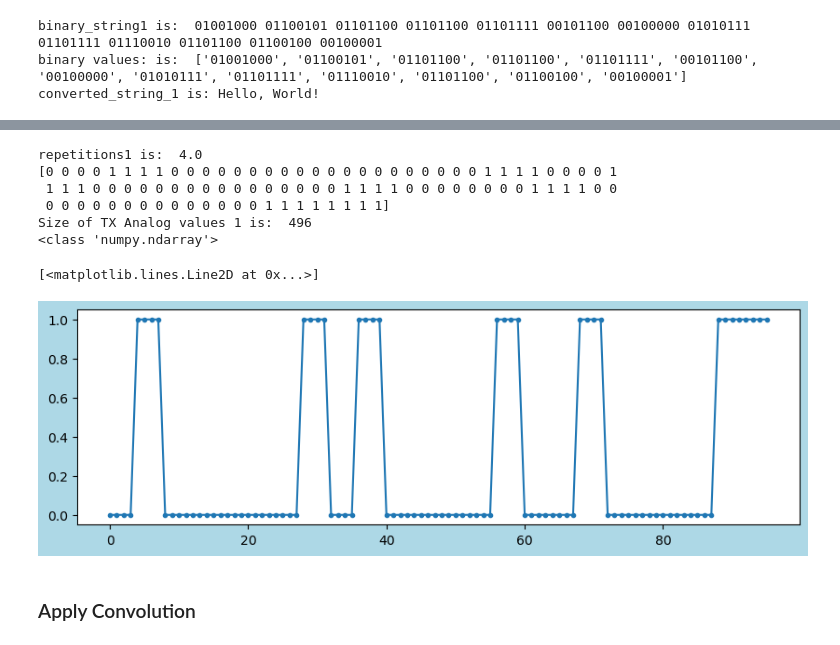
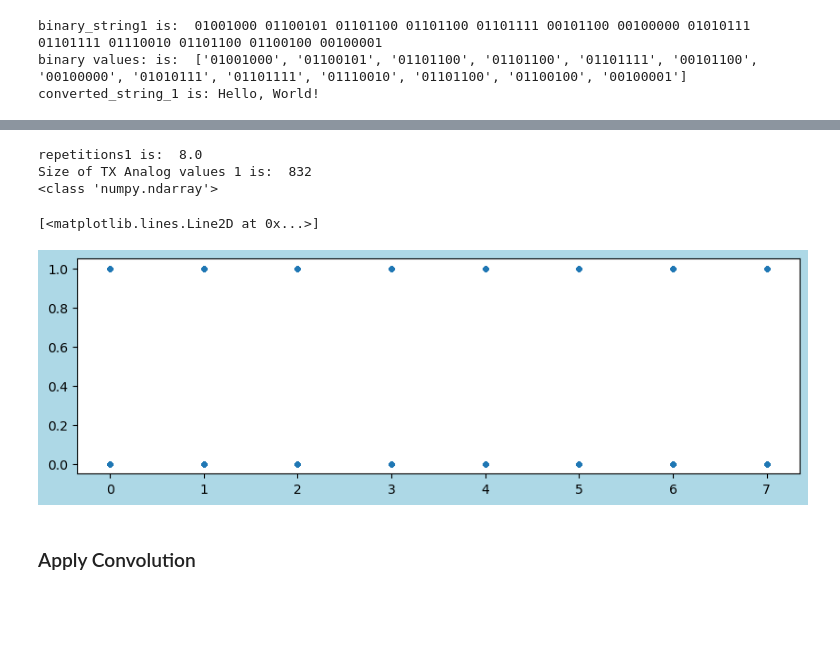
Before and after one commit to tacticstactics/Random_signal_generator, a Jupyter notebook: text_to_binary-1.ipynb, the cells around one changed output, grey strips where cells are left out. Cells and saved outputs as stored; diff of their text form; code cells hidden in the pictures; blank space fills up the shorter version.

```diff
--- a/text_to_binary-1.ipynb
+++ b/text_to_binary-1.ipynb
@@ -27,8 +27,8 @@ binary_string1 is:  01001000 01100101 01101100 01101100 01101111 00101100 001000
 binary values: is:  ['01001000', '01100101', '01101100', '01101100', '01101111', '00101100', '00100000', '01010111', '01101111', '01110010', '01101100', '01100100', '00100001']
 converted_string_1 is: Hello, World!
 # %%
-#input_string_1 = "Hello, World!"
-input_string_1 = "ABC"
+input_string_1 = "Hello, World!"
+#input_string_1 = "ABC"
 
 binary_converted_1 = ''.join(format(ord(char), '08b') for char in input_string_1)
 #binary_converted_1 = "".join(f"{ord(i):08b}" for i in input_string_1)
@@ -64,0 +67,7 @@ binary_converted_1_ndarray is: [0 1 0 0 0 0 0 1 0 1 0 0 0 0 1 0 0 1 0 0 0 0 1 1]
+# %%
+#Create time col
+
+#array = np.linspace(0, 100, num=1000)
+array = np.tile(np.arange(0, 8), 104)#[:1000]
+print(array)
+print('Size of filtered_gaussian is: ', array.size)
@@ -65,31 +92,28 @@ binary_converted_1_ndarray is: [0 1 0 0 0 0 0 1 0 1 0 0 0 0 1 0 0 1 0 0 0 0 1 1]
 # %%
 # Convert Symbol to analog signal using 'repeat' function
 
-samplerate = 2 ** 2
+samplerate = 2 ** 3
 numberofpointspersymbol = 2 ** 0
 repetitions1 = samplerate / numberofpointspersymbol
 print('repetitions1 is: ', repetitions1)
 
 TX_analog_values1 = np.repeat(binary_converted_1_ndarray, repetitions1)
-print(TX_analog_values1)
-print('Size of TX Analog values 1 is: ', sys.getsizeof(TX_analog_values1))
+#print('TX_analog_values1 is: ', TX_analog_values1)
+print('Size of TX Analog values 1 is: ', TX_analog_values1.size)
 
 #TX_analog_float1 = [int(TX_analog_values1)]
 
 print(type(TX_analog_values1))
 
 fig1 = plt.figure(figsize = (10,3), facecolor='lightblue')
 ax1_1 = fig1.add_subplot(1, 1, 1)
-ax1_1.plot(TX_analog_values1, ".-")
+ax1_1.plot(array, TX_analog_values1, ".")
 # %% [output]
-repetitions1 is:  4.0
-[0 0 0 0 1 1 1 1 0 0 0 0 0 0 0 0 0 0 0 0 0 0 0 0 0 0 0 0 1 1 1 1 0 0 0 0 1
- 1 1 1 0 0 0 0 0 0 0 0 0 0 0 0 0 0 0 0 1 1 1 1 0 0 0 0 0 0 0 0 1 1 1 1 0 0
- 0 0 0 0 0 0 0 0 0 0 0 0 0 0 1 1 1 1 1 1 1 1]
-Size of TX Analog values 1 is:  496
+repetitions1 is:  8.0
+Size of TX Analog values 1 is:  832
 <class 'numpy.ndarray'>
 [<matplotlib.lines.Line2D at 0x...>]
-[figure, old version]
+[figure, new version]
 # %% [markdown]
 ### Apply Convolution
 # %%
```
Also changed, not shown: parts of 6 cells of this notebook.
